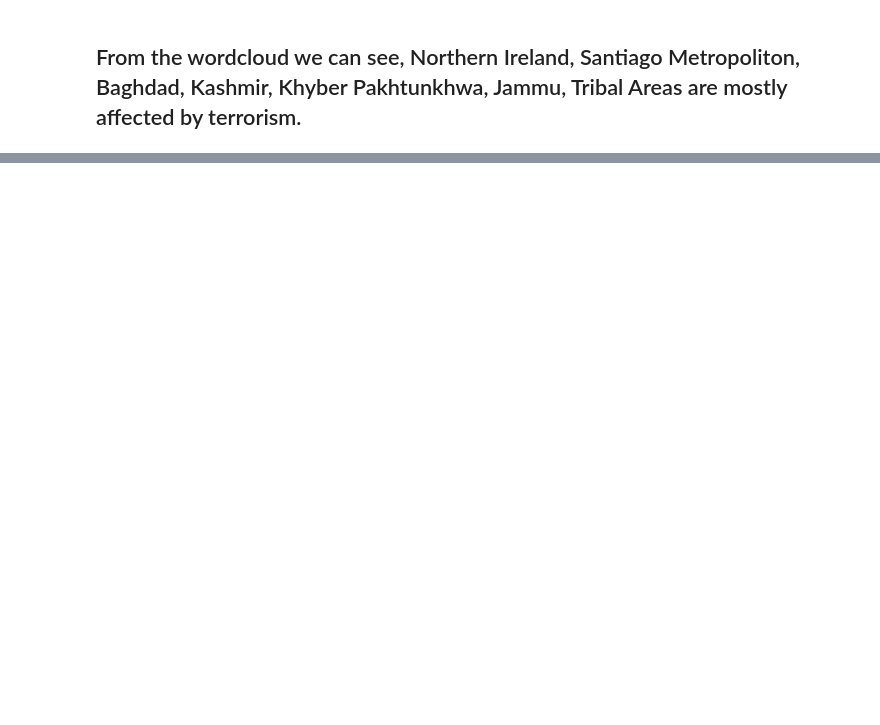
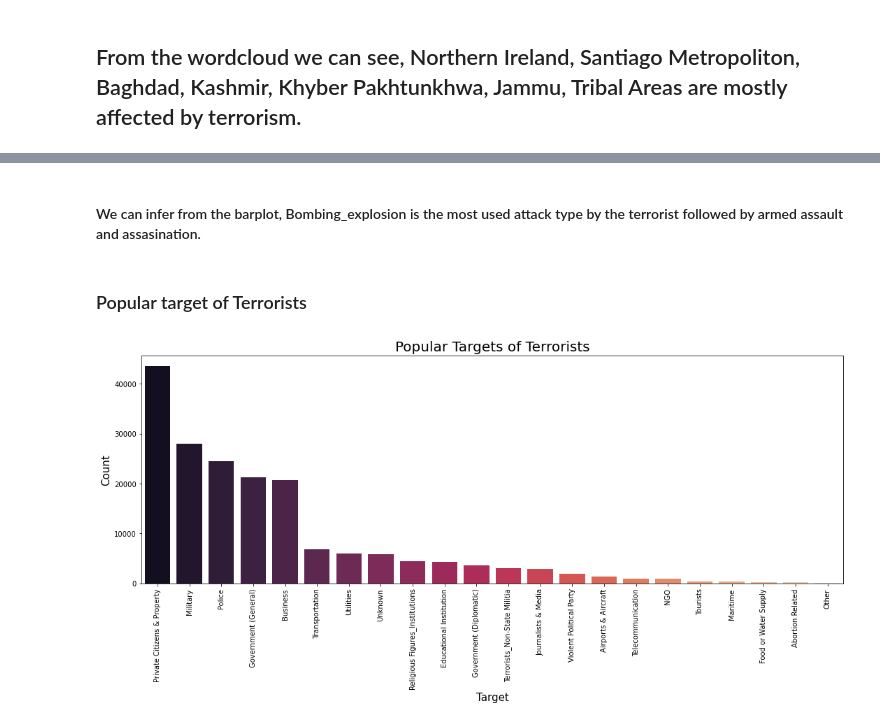
Before and after one commit to Fahad1192/The_Sparks_Foundation, a Jupyter notebook: Task 4 GRIPJAN21.ipynb, the cells around one changed output, grey strips where cells are left out. Cells and saved outputs as stored; diff of their text form; code cells hidden in the pictures; blank space fills up the shorter version.

```diff
--- a/Task 4 GRIPJAN21.ipynb
+++ b/Task 4 GRIPJAN21.ipynb
@@ -208,0 +221,14 @@ plt.show()
+# %% [markdown]
+#### We can infer from the barplot, Bombing_explosion is the most used attack type by the terrorist followed by armed assault and assasination.
+# %% [markdown]
+### Popular target of Terrorists
+# %%
+plt.subplots(figsize=(18,6))
+sns.countplot('Target_type',data=terr_data2,palette='rocket',order=terr_data2['Target_type'].value_counts().index)
+plt.xticks(rotation=90)
+plt.title('Popular Targets of Terrorists',fontsize=20)
+plt.xlabel('Target',fontsize=15)
+plt.ylabel('Count',fontsize=15)
+plt.show()
+# %% [output]
+[figure, added]
```
Also changed, not shown: parts of 29 cells of this notebook.
